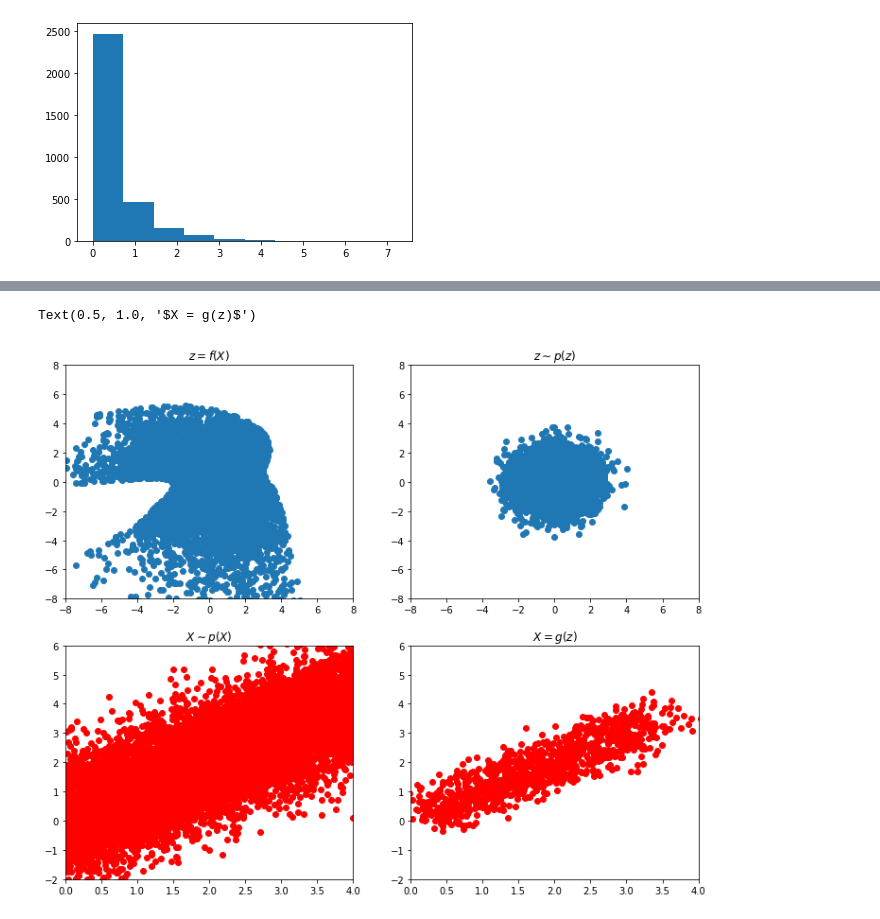
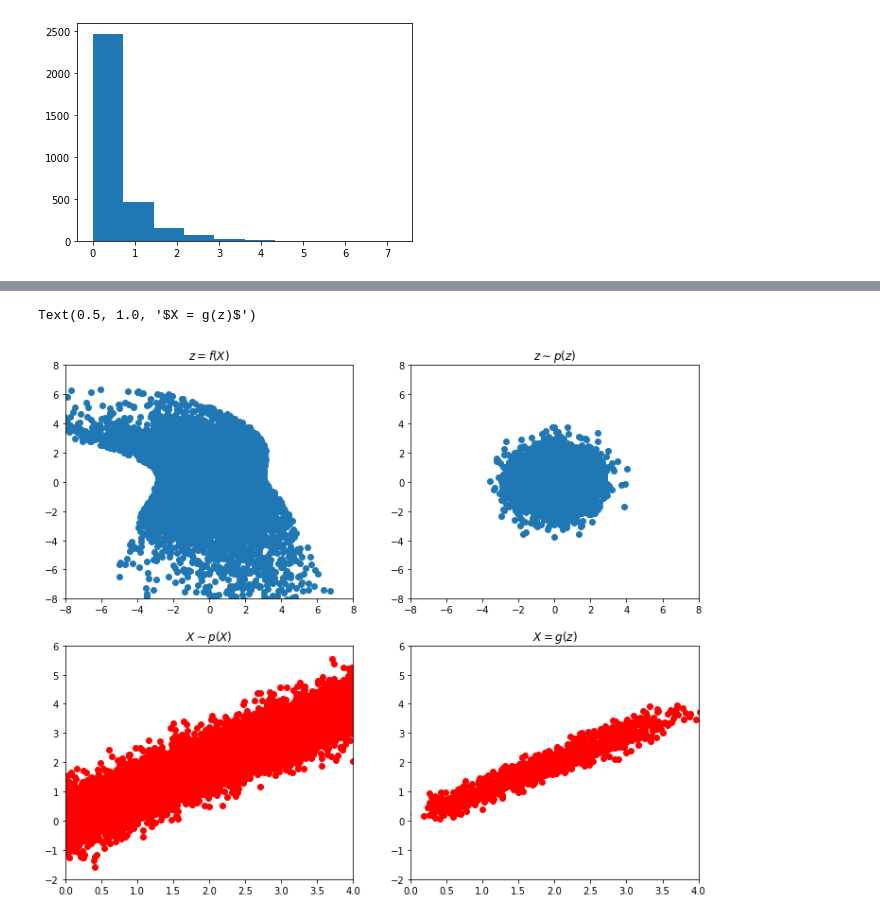
Before and after one commit to jbinagia/CS-230-Final-Project, a Jupyter notebook: notebooks/analytical_example.ipynb, the cells around one changed output, grey strips where cells are left out. Cells and saved outputs as stored; diff of their text form; code cells hidden in the pictures.

```diff
--- a/notebooks/analytical_example.ipynb
+++ b/notebooks/analytical_example.ipynb
@@ -216,7 +216,7 @@ My intuition is that we should use the covariance matrix as a hyperparameter. It
 ## Try Boltzmann Generators
 # %%
 # Parameters
-k = 0.5 # spring constant. 0.5 is probably lowest we would want to go.
+k = 2 # spring constant. 0.5 is probably lowest we would want to go.
 L = 4 # size of box
 n = 1001 # discretization of domain
 
@@ -243,8 +243,8 @@ train_set_size = 128*25 # 25 batches, where each batch is of size 128
 # (x2-x1) is Gaussian distributed with zero mean and stdev of (2k)^-0.5 (to recapitulate the Boltzmann distribution)
 def sample(n,L,k):
     x1 = L*np.random.random((n,1))
-#     x2 = x1 + np.random.normal(scale=np.power(2*k,-0.5),size=(n,1)) # scale is std. dev
-    x2 = x1 + np.random.normal(size=(n,1))/np.sqrt(2*k)
+    x2 = x1 + np.random.normal(scale=np.power(2*k,-0.5),size=(n,1)) # scale is std. dev
+    #x2 = x1 + np.random.normal(size=(n,1))/np.sqrt(2*k) # equivalent to the above
     return np.hstack((x1,x2)).astype('float32')
     # np.hstack(): Stack arrays in sequence horizontally
 
@@ -401,33 +402,33 @@ nvis = 10000
 toy_set = sample(nvis,L,k)
 z = model.f(torch.from_numpy(toy_set))[0].detach().numpy()
 plt.subplot(221)
 plt.scatter(z[:, 0], z[:, 1])
 plt.xlim([-8,8])
 plt.ylim([-8,8])
 plt.title(r'$z = f(X)$')
 
 # sampling from the multivariate gaussian with zero mean and unit variance
 z = np.random.multivariate_normal(np.zeros(2), np.eye(2), nvis)
 plt.subplot(222)
 plt.scatter(z[:, 0], z[:, 1])
 plt.xlim([-8,8])
 plt.ylim([-8,8])
 plt.title(r'$z \sim p(z)$')
 
 # plot data sampled in real space
 plt.subplot(223)
 plt.xlim([0,L])
 plt.ylim([-2,L+2])
 plt.scatter(toy_set[:, 0], toy_set[:, 1], c='r')
 plt.title(r'$X \sim p(X)$')
 
 # sample 1000 points from prior and transform back
 plt.subplot(224)
-x = model.sample(1000).detach().numpy()
+x = model.sample(1000).detach().numpy() # shape (1000, 1, 2)
 plt.xlim([0,L])
 plt.ylim([-2,L+2])
-plt.scatter(x[:, 0, 0], x[:, 0, 1], c='r')
+plt.scatter(x[:, 0], x[:, 1], c='r') # x[:, 0, 0] is x1 coordinates of all samples
 plt.title(r'$X = g(z)$')
 # %% [output]
 Text(0.5, 1.0, '$X = g(z)$')
-[figure, old version]
+[figure, new version]
```
Also changed, not shown: parts of 9 cells of this notebook, 1 other file.
